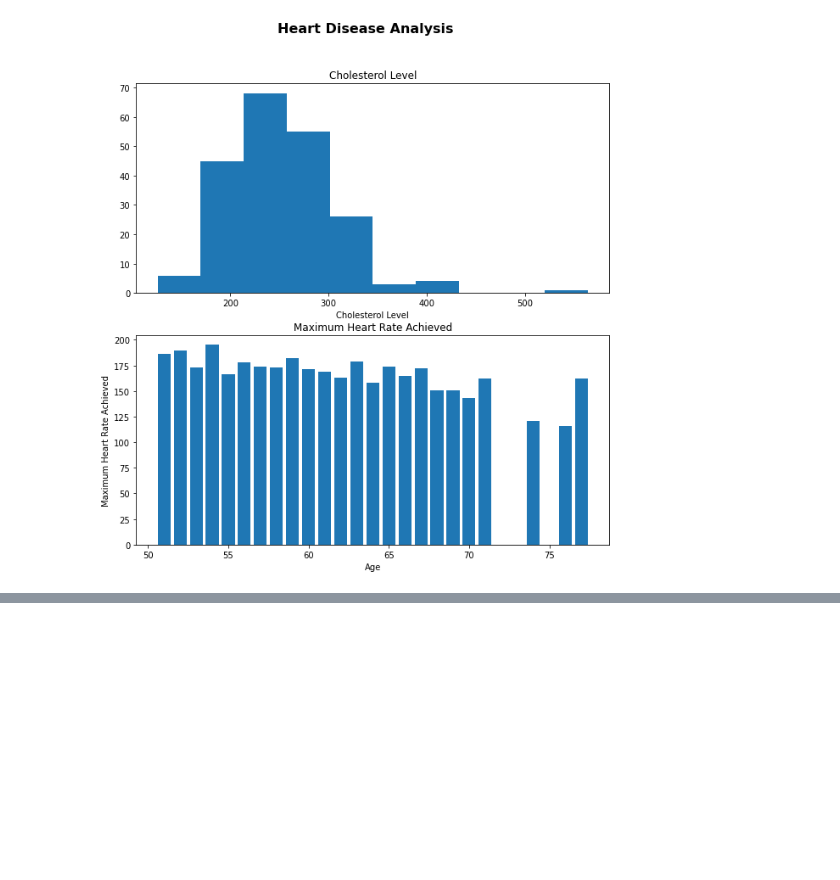
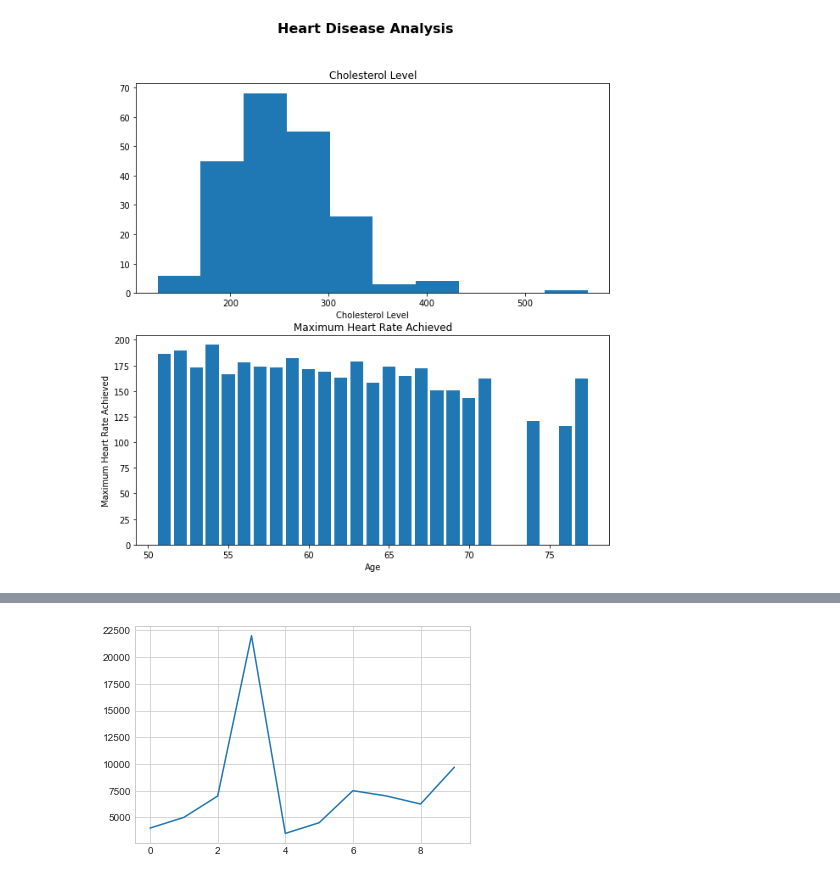
Before and after one commit to lemirser/MachineLearning, a Jupyter notebook: notebook/Introduction-to-matplotlib.ipynb, the cells around one changed output, grey strips where cells are left out. Cells and saved outputs as stored; diff of their text form; code cells hidden in the pictures; blank space fills up the shorter version.

```diff
--- a/notebook/Introduction-to-matplotlib.ipynb
+++ b/notebook/Introduction-to-matplotlib.ipynb
@@ -544,0 +574,4 @@ fig.suptitle("Heart Disease Analysis",
+# %%
+car_sales["Price"].plot();
+# %% [output]
+[figure, added]
```
Also changed, not shown: parts of 13 cells of this notebook.
